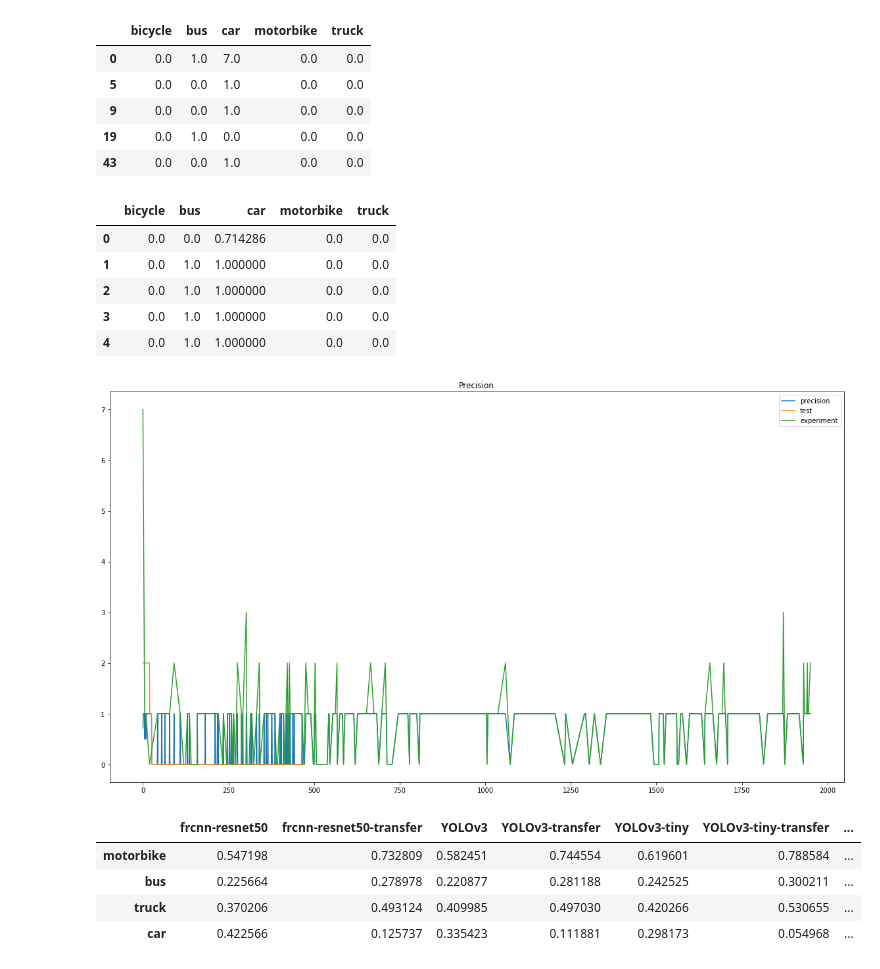
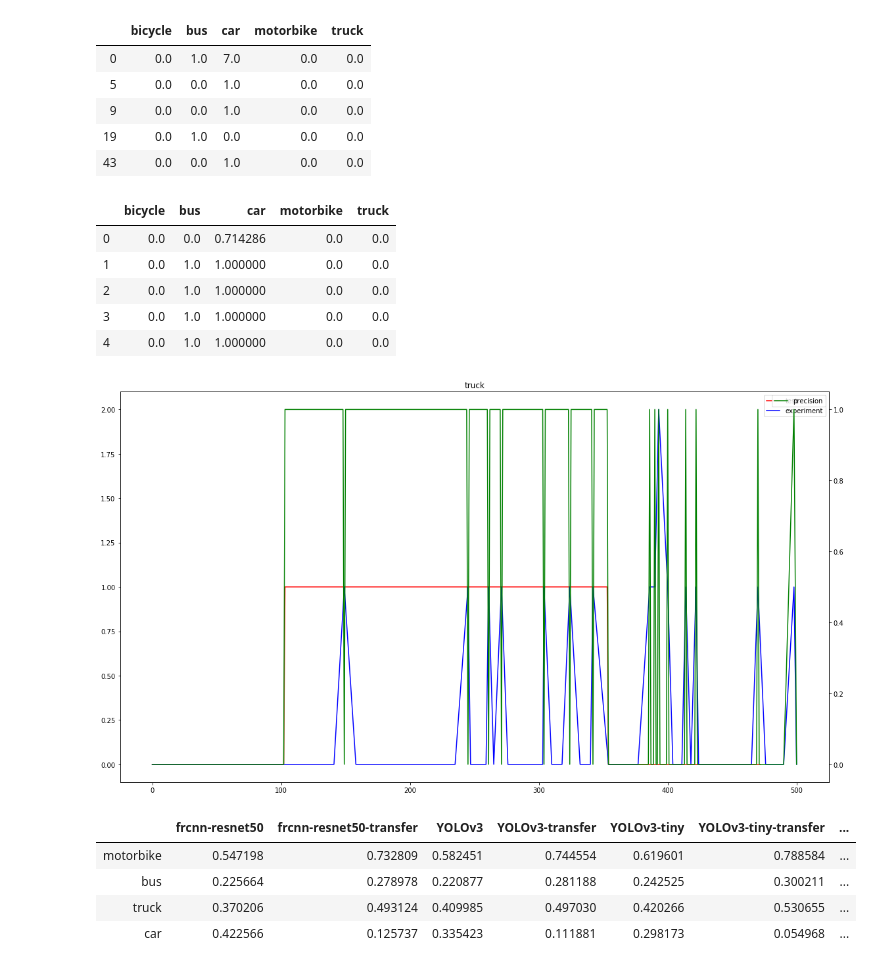
Before and after one commit to vvc-unal/vvc, a Jupyter notebook: notebooks/Results.ipynb, the cells around one changed output. Cells and saved outputs as stored; diff of their text form; code cells hidden in the pictures.

```diff
--- a/notebooks/Results.ipynb
+++ b/notebooks/Results.ipynb
@@ -206,32 +206,40 @@ def calc_precision(test, experiment):
     precision.sort_index(inplace=True, kind='mergesort')
 
     return precision
-# %%
-precision = calc_precision(test, experiment)
-
-plt.figure(figsize=(16, 9))
-
-plt.title('Precision')
-
-plt.plot(precision.index, precision['car'], label='precision')
-
-plt.plot(test.index, test['car'], label='test')
-
-plt.plot(experiment.index, experiment['car'], label='experiment')
-
-plt.legend()
-
-plt.tight_layout()
-
-precision.head()
-# %% [output]
-|  | bicycle | bus | car | motorbike | truck |
-| 0 | 0.0 | 0.0 | 0.714286 | 0.0 | 0.0 |
-| 1 | 0.0 | 1.0 | 1.000000 | 0.0 | 0.0 |
-| 2 | 0.0 | 1.0 | 1.000000 | 0.0 | 0.0 |
-| 3 | 0.0 | 1.0 | 1.000000 | 0.0 | 0.0 |
-| 4 | 0.0 | 1.0 | 1.000000 | 0.0 | 0.0 |
-[figure, removed]
+# %%
+precision = calc_precision(test, experiment)
+
+vehicle = 'truck'
+
+max_index = 500
+
+fig, ax = plt.subplots(figsize=(16, 9))
+
+plt.title(vehicle)
+
+ax.plot(test.loc[test.index <= max_index].index, test[vehicle].loc[test.index <= max_index], label='test', color='r')
+
+ax.plot(experiment.loc[experiment.index <= max_index].index, experiment[vehicle].loc[experiment.index <= max_index], label='experiment', color='b')
+
+ax2 = ax.twinx()
+
+ax2.plot(precision.loc[precision.index <= max_index].index, precision[vehicle].loc[precision.index <= max_index], label='precision', color='g')
+
+ax.legend()
+
+ax2.legend()
+
+plt.tight_layout()
+
+precision.head()
+# %% [output]
+|  | bicycle | bus | car | motorbike | truck |
+| 0 | 0.0 | 0.0 | 0.714286 | 0.0 | 0.0 |
+| 1 | 0.0 | 1.0 | 1.000000 | 0.0 | 0.0 |
+| 2 | 0.0 | 1.0 | 1.000000 | 0.0 | 0.0 |
+| 3 | 0.0 | 1.0 | 1.000000 | 0.0 | 0.0 |
+| 4 | 0.0 | 1.0 | 1.000000 | 0.0 | 0.0 |
+[figure, added]
 # %%
 test = counts_cvat_to_df(test_file)
 
```
Also changed, not shown: parts of 4 cells of this notebook, 5 other files.
